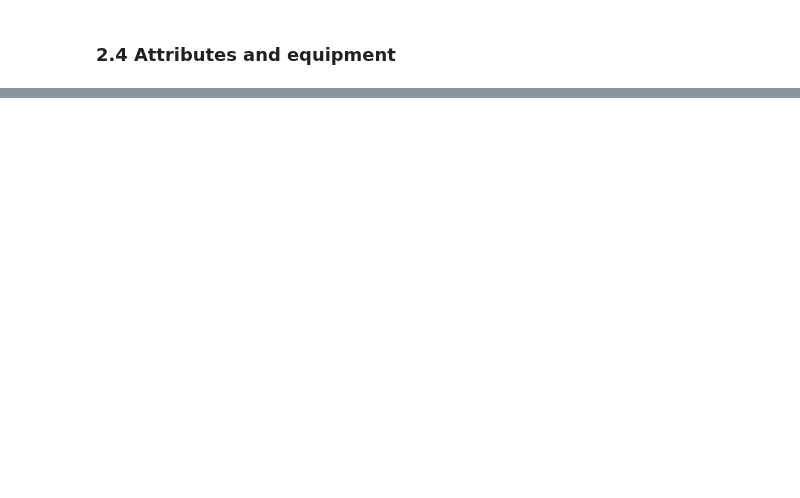
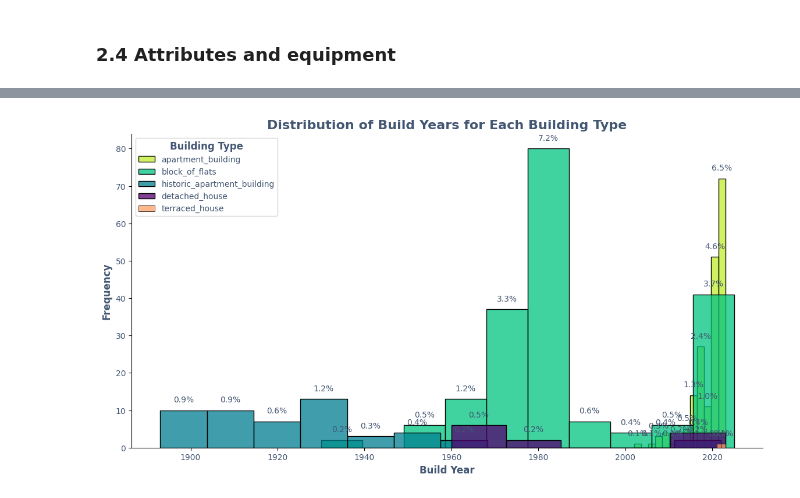
Before and after one commit to Luk-kar/Home-Market-Harvester, a Jupyter notebook: notebooks/003_EDA.ipynb, the cells around one changed output, grey strips where cells are left out. Saved outputs shown, nothing was run; the diff lists cells and outputs as text; code cells hidden in the pictures; blank space fills up the shorter version.

```diff
--- a/notebooks/003_EDA.ipynb
+++ b/notebooks/003_EDA.ipynb
@@ -1053,0 +1200,63 @@ dtype: object
+# %%
+def show_categorical_data_percentage_distribution(
+        df: pd.DataFrame,
+        categorical_column: Tuple[str, str],
+        distribution_column: Tuple[str, str],
+        title: str
+    ):
+
+    # Create a subset DataFrame with only the required columns
+    plot_data = df[[categorical_column, distribution_column]].dropna()
+
+    # Set up the matplotlib figure
+    plt.figure(figsize=(14, 7))
+
+    # Get unique building types from the categorical column
+    building_types = plot_data[categorical_column].unique()
+
+    # Generate a list of colors, one for each building type
+    my_palette = ['#bfed2d'] + ['#00c37f'] + ["#007e90"] + ['#51006f'] + ["#FF9F66"]
+
+    ax = plt.gca()  # Get the current Axes instance on the current figure matching the given keyword args, or create one.
+
+    # Plot each building type's histogram
+    for building_type, color in zip(building_types, my_palette):
+        # Select the rows where the building type matches and is not null
+        subset = plot_data[plot_data[categorical_column] == building_type]
+        sns.histplot(subset[distribution_column], kde=False, color=color, label=building_type, ax=ax)
+
+    # Add some formatting and titles
+    plt.title(title, color=aesthetics_plots['label_color'], fontsize=aesthetics_plots['title_size'], weight=aesthetics_plots['fontweight'])
+    plt.xlabel('Build Year', color=aesthetics_plots['label_color'], fontsize=aesthetics_plots['y_and_x_label_size'], weight=aesthetics_plots['fontweight'])
+    plt.ylabel('Frequency', color=aesthetics_plots['label_color'], fontsize=aesthetics_plots['y_and_x_label_size'], weight=aesthetics_plots['fontweight'])
+
+    legend = plt.legend(title='Building Type')
+    plt.setp(legend.get_title(), fontsize='large', color=aesthetics_plots['label_color'], weight='bold')
+    plt.setp(legend.get_texts(), color=aesthetics_plots['label_color'])
+
+    plt.xticks(color=aesthetics_plots['label_color'])
+    plt.yticks(color=aesthetics_plots['label_color'])
+
+    sns.despine(right=True, top=True)
+
+    # Add annotations for each bar
+    for p in ax.patches:
+        # Calculate the percentage of the total
+        percentage = (p.get_height() / len(df)) * 100
+        # Place the annotation above the bar
+        if percentage > 0:
+            ax.annotate(f"{percentage:.1f}%", (p.get_x() + p.get_width() / 2., p.get_height()),
+                        ha='center', va='bottom', fontsize=10, color=aesthetics_plots['label_color'], xytext=(0, 8),
+                        textcoords='offset points')
+
+    # Show the plot
+    plt.show()
+
+show_categorical_data_percentage_distribution(
+    combined_df,
+    ('type_and_year', 'building_type'),
+    ('type_and_year', 'build_year'),
+    'Distribution of Build Years for Each Building Type'
+    )
+# %% [output]
+[figure, added]
```
Also changed, not shown: parts of 22 cells of this notebook, 3 other files.
